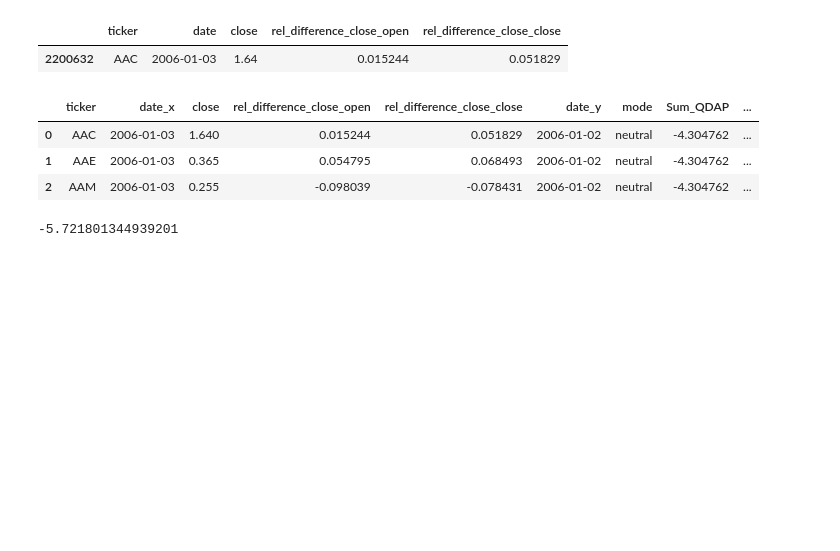
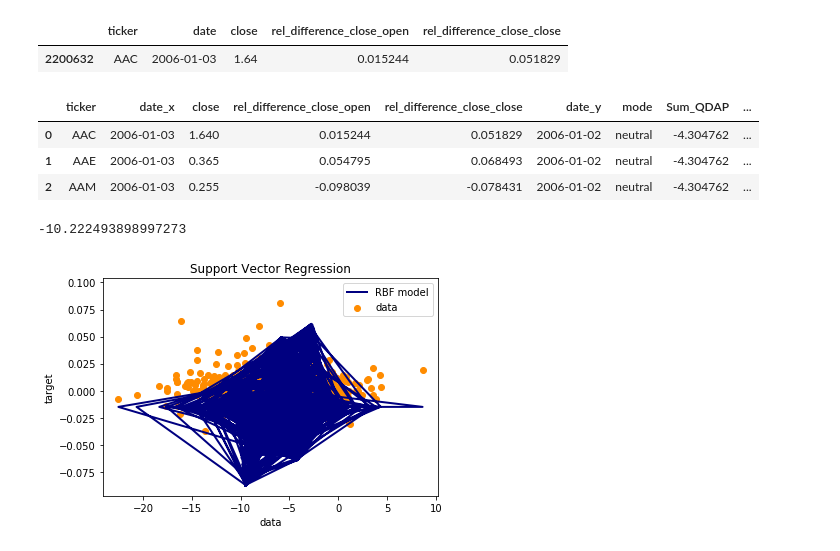
Before and after one commit to dfontana/GaggleOfKaggle, a Jupyter notebook: Models/SVR_company.ipynb, the cells around one changed output. Cells and saved outputs as stored; diff of their text form; code cells hidden in the pictures; blank space fills up the shorter version.

```diff
--- a/Models/SVR_company.ipynb
+++ b/Models/SVR_company.ipynb
@@ -29,9 +32,6 @@ data.head(3)
 | 1 | AAE | 2006-01-03 | 0.365 | 0.054795 | 0.068493 | 2006-01-02 | neutral | -4.304762 | ... |
 | 2 | AAM | 2006-01-03 | 0.255 | -0.098039 | -0.078431 | 2006-01-02 | neutral | -4.304762 | ... |
 # %%
-from sklearn.svm import SVR
-from sklearn.model_selection import train_test_split
-
 ticker = 'QAN'
 groups = data.groupby('ticker')
 tick_dat = groups.get_group(ticker)
@@ -39,13 +39,24 @@ tick_dat = groups.get_group(ticker)
 svr = SVR(kernel='rbf')
 train, test = train_test_split(tick_dat, test_size=0.2)
 
-train_X = train[['close','Sum_QDAP']]
+train_X = train[['Sum_QDAP']]
 train_Y = train[['rel_difference_close_open']]
-test_X = test[['close','Sum_QDAP']]
+test_X = test[['Sum_QDAP']]
 test_Y = test[['rel_difference_close_open']]
 
 model = svr.fit(train_X, train_Y.values.ravel())
 predict = model.predict(test_X)
 print(model.score(test_X,test_Y))
 # %% [output]
--5.721801344939201
+-10.222493898997273
+# %%
+lw = 2
+plt.scatter(test_X, test_Y, color='darkorange', label='data')
+plt.plot(test_X, predict, color='navy', lw=lw, label='RBF model')
+plt.xlabel('data')
+plt.ylabel('target')
+plt.title('Support Vector Regression')
+plt.legend()
+plt.show()
+# %% [output]
+[figure, added]
```
Also changed, not shown: parts of 2 cells of this notebook, 4 other files.
